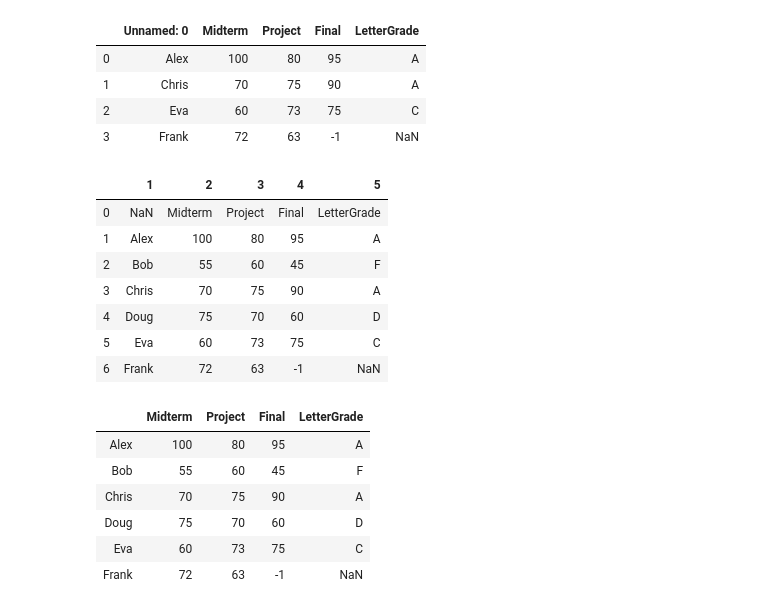
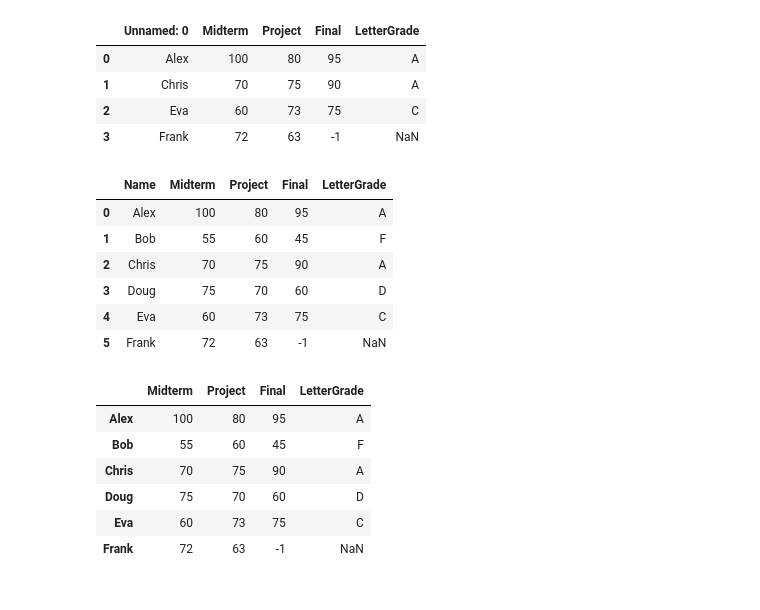
Before and after one commit to ch00226855/CMP464-Fall2019, a Jupyter notebook: Week10_DataLoadingAndStorage.ipynb, the cells around one changed output. Saved outputs shown, nothing was run; the diff lists cells and outputs as text; code cells hidden in the pictures.

```diff
--- a/Week10_DataLoadingAndStorage.ipynb
+++ b/Week10_DataLoadingAndStorage.ipynb
@@ -78,17 +81,17 @@ df4
 | 3 | Frank | 72 | 63 | -1 | NaN |
 # %%
 # Remove column headers from the csv file, then load it
-df5 = pd.read_csv("Data/temp/grades.csv", delimiter=',', header=None, names=[1, 2, 3, 4, 5])
+df5 = pd.read_csv("Data/temp/grades.csv", header=None, names=['Name', 'Midterm', 'Project', 'Final', 'LetterGrade'])
+# df5 = pd.read_csv("Data/temp/grades.csv", delimiter=',', header=None, names=[1, 2, 3, 4, 5])
 df5
 # %% [output]
-|  | 1 | 2 | 3 | 4 | 5 |
-| 0 | NaN | Midterm | Project | Final | LetterGrade |
-| 1 | Alex | 100 | 80 | 95 | A |
-| 2 | Bob | 55 | 60 | 45 | F |
-| 3 | Chris | 70 | 75 | 90 | A |
-| 4 | Doug | 75 | 70 | 60 | D |
-| 5 | Eva | 60 | 73 | 75 | C |
-| 6 | Frank | 72 | 63 | -1 | NaN |
+|  | Name | Midterm | Project | Final | LetterGrade |
+| 0 | Alex | 100 | 80 | 95 | A |
+| 1 | Bob | 55 | 60 | 45 | F |
+| 2 | Chris | 70 | 75 | 90 | A |
+| 3 | Doug | 75 | 70 | 60 | D |
+| 4 | Eva | 60 | 73 | 75 | C |
+| 5 | Frank | 72 | 63 | -1 | NaN |
 # %%
 # Set first column as index
 df6 = pd.read_csv("Data/temp/grades.csv", delimiter=',', index_col=0)
```
Also changed, not shown: parts of 29 cells of this notebook, 1 other file.
